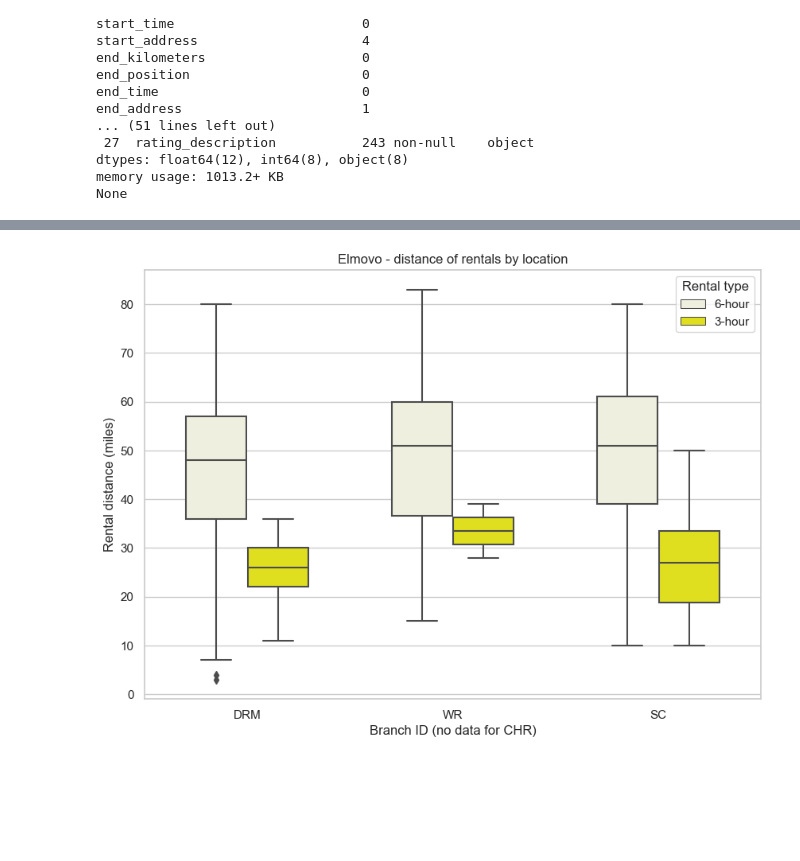
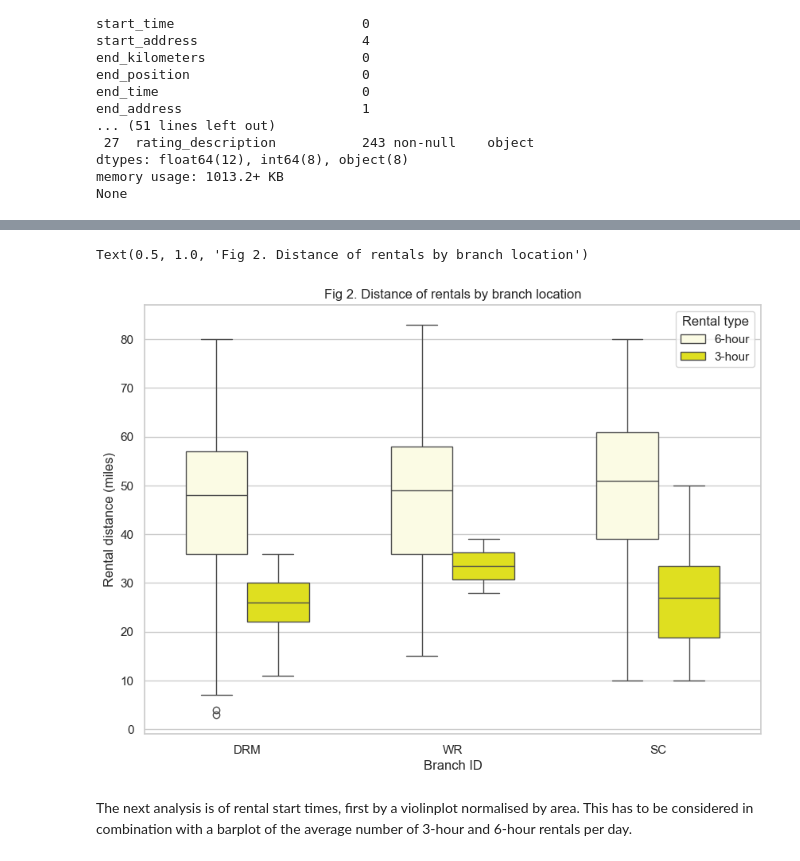
Before and after one commit to stepons/PostWorkings, a Jupyter notebook: Elmovo/elmovo.ipynb, the cells around one changed output, grey strips where cells are left out. Cells and saved outputs as stored; diff of their text form; code cells hidden in the pictures; blank space fills up the shorter version.

```diff
--- a/Elmovo/elmovo.ipynb
+++ b/Elmovo/elmovo.ipynb
@@ -78,0 +106,14 @@ plt.savefig('rental_length.png', dpi=220)
+# %%
+
+
+sns.set_theme(rc={"figure.figsize":(10, 7)})
+sns.set_style('whitegrid')
+rental_palette = {'6-hour': 'lightyellow', '3-hour': 'yellow'}
+ax = sns.boxplot(data = filtered_elmovo, y='rental_duration', x='branch_id', palette=rental_palette, hue='rental_type', width=.6)
+xticks = [0, 1 , 2, 3]
+ax.set_xticks(xticks)
+ax.set_xticklabels(['DRM', 'WR', 'SC', 'CHR'])
+ax.set(xlabel='Branch ID', ylabel='Rental duration (hours)')
+plt.yticks(range(int(min(filtered_elmovo['rental_duration'])), int(max(filtered_elmovo['rental_duration']))+1))
+plt.legend(loc='upper right', title='Rental type')
+plt.title('Fig 1. Duration of rentals by branch location')
@@ -78,0 +125,10 @@ plt.savefig('rental_length.png', dpi=220)
+# %%
+
+filtered_elmovo['rental_distance'] = filtered_elmovo['end_kilometers'] - filtered_elmovo['start_kilometers']
+distance_filtered_elmovo = filtered_elmovo[(filtered_elmovo['rental_distance'] !=0) & (filtered_elmovo['branch_id'] !=8)]
+
+sns.set_theme(rc={"figure.figsize":(10, 7)})
+sns.set_style('whitegrid')
+sns.histplot(distance_filtered_elmovo['rental_distance'])
+plt.xlabel('Rental distance (miles)')
+# print(distance_filtered_elmovo['rental_distance'].describe())
@@ -79,21 +138,16 @@ plt.savefig('rental_length.png', dpi=220)
 # %%
-# Next I'll look at the effect of location on the distance ridden during rentala
-
-elmovo['rental_distance'] = elmovo['end_kilometers'] - elmovo['start_kilometers']
-
-#Again because of tech or mechanical problems some rentals had to be ended immediately to swap bikes.
-#I'll filter them out
-elmovo = elmovo[(elmovo['rental_distance'] > 0)]
-elmovo = elmovo[elmovo.branch_id.isin([4,6,7])]
-
-sns.set(rc={"figure.figsize":(10, 7)})
+sns.set_theme(rc={"figure.figsize":(10, 7)})
 sns.set_style('whitegrid')
-ax = sns.boxplot(data = elmovo, y='rental_distance', x='branch_id', color='yellow', hue='rental_type', width=.6)
+ax = sns.boxplot(data = distance_filtered_elmovo, y='rental_distance', x='branch_id', palette=rental_palette, hue='rental_type', width=.6)
+xticks = [0, 1 , 2]
+ax.set_xticks(xticks)
 ax.set_xticklabels(['DRM', 'WR', 'SC'])
-ax.set(xlabel='Branch ID (no data for CHR)', ylabel='Rental distance (miles)')
+ax.set(xlabel='Branch ID', ylabel='Rental distance (miles)')
 plt.legend(loc='upper right', title='Rental type')
-plt.title('Elmovo - distance of rentals by location')
-plt.savefig('elmovo_rental_distance.png', dpi=220)
+plt.title('Fig 2. Distance of rentals by branch location')
 # %% [output]
+Text(0.5, 1.0, 'Fig 2. Distance of rentals by branch location')
-[figure, old version]
+[figure, new version]
+# %% [markdown]
+The next analysis is of rental start times, first by a violinplot normalised by area. This has to be considered in combination with a barplot of the average number of 3-hour and 6-hour rentals per day.
 # %%
```
Also changed, not shown: parts of 18 cells of this notebook, 5 other files.
